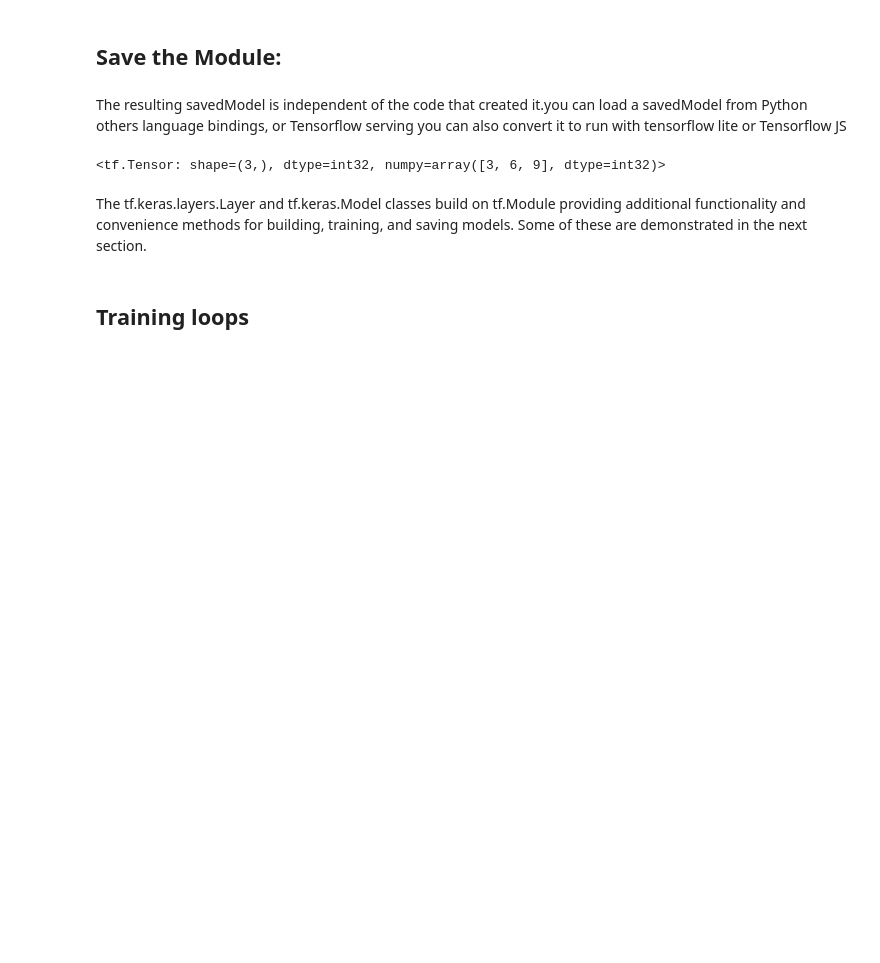
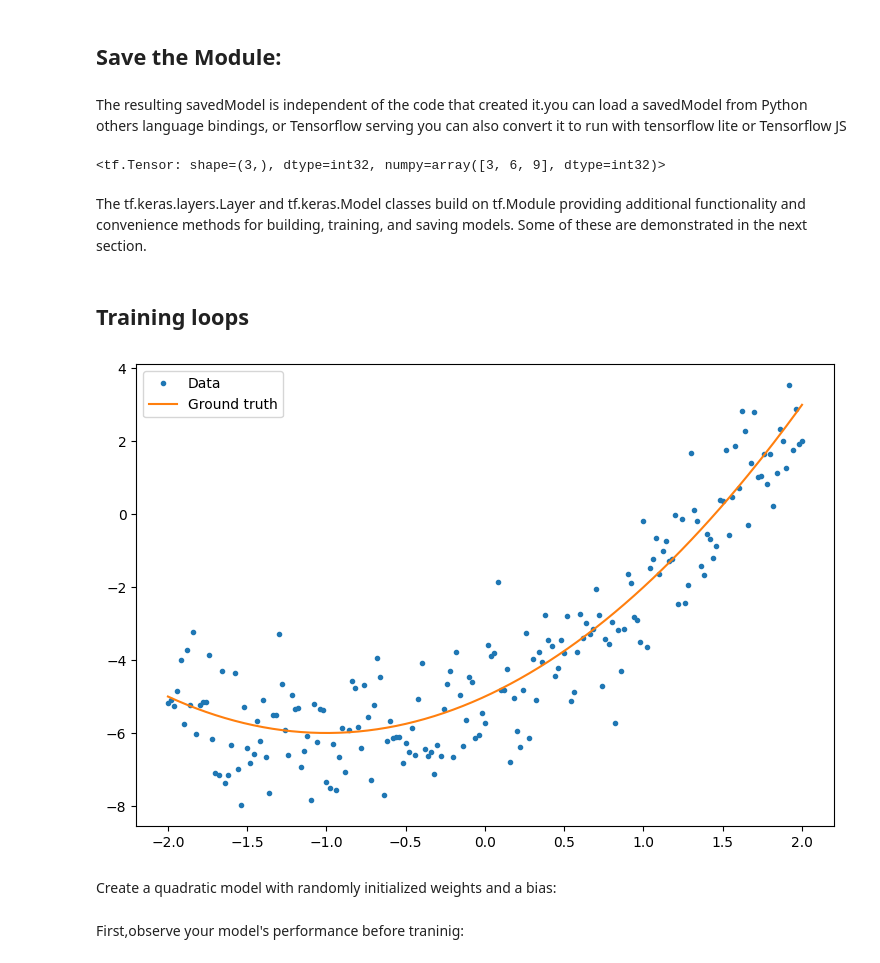
Before and after one commit to THIRU9573/Tensorflow-Notes, a Jupyter notebook: Tensorflow_Class_1.ipynb, the cells around one changed output. Drawn from its saved outputs; the diff is of its cells as text; code cells hidden in the pictures; blank space fills up the shorter version.

```diff
--- a/Tensorflow_Class_1.ipynb
+++ b/Tensorflow_Class_1.ipynb
@@ -311,3 +314,20 @@ The tf.keras.layers.Layer and tf.keras.Model classes build on tf.Module providin
 import matplotlib
 from matplotlib import pyplot as plt
 matplotlib.rcParams['figure.figsize'] = [9,6]
+# %%
+x = tf.linspace(-2,2,201)
+x = tf.cast(x, tf.float32)
+
+def f(x):
+  y = x**2 + 2*x - 5
+  return y
+
+y = f(x) + tf.random.normal(shape = [201])
+
+plt.plot(x.numpy(), y.numpy(), '.', label = 'Data')
+plt.plot(x,f(x), label = "Ground truth")
+plt.legend();
+# %% [output]
+[figure, added]
+# %% [markdown]
+Create a quadratic model with randomly initialized weights and a bias:
@@ -313,0 +348,2 @@ matplotlib.rcParams['figure.figsize'] = [9,6]
+# %% [markdown]
+First,observe your model's performance before traninig:
```
Also changed, not shown: parts of 20 cells of this notebook.
